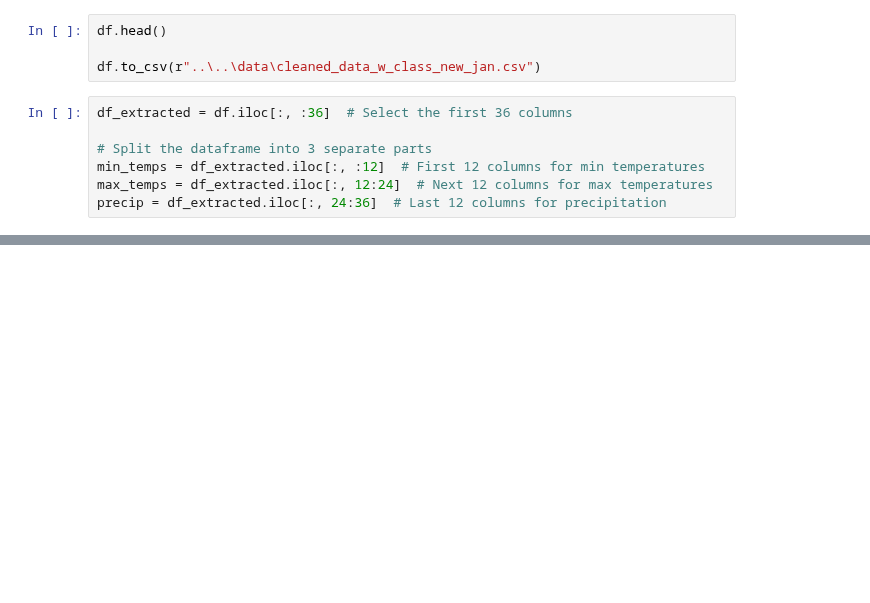
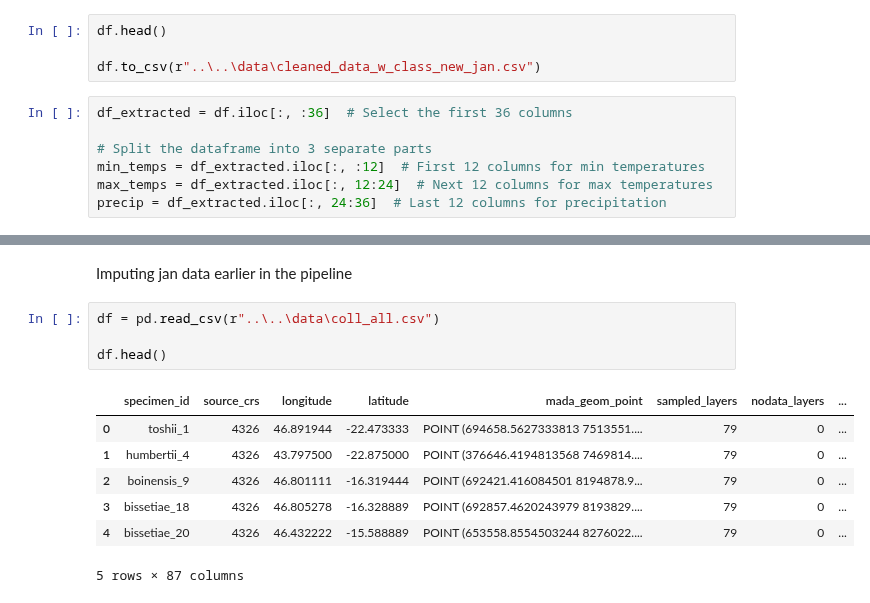
Before and after one commit to tahiri-lab/py_madaclim, a Jupyter notebook: workdir/analysis/bin/graphs/monthly_distribution.ipynb, the cells around one changed output, grey strips where cells are left out. Saved outputs shown, nothing was run; the diff lists cells and outputs as text; blank space fills up the shorter version.

Commit message:
integrating imputed Jan data

```diff
--- a/workdir/analysis/bin/graphs/monthly_distribution.ipynb
+++ b/workdir/analysis/bin/graphs/monthly_distribution.ipynb
@@ -377,0 +331,14 @@ precip = df_extracted.iloc[:, 24:36]  # Last 12 columns for precipitation
+# %% [markdown]
+Imputing jan data earlier in the pipeline
+# %%
+df = pd.read_csv(r"..\..\data\coll_all.csv")
+
+df.head()
+# %% [output]
+|  | specimen_id | source_crs | longitude | latitude | mada_geom_point | sampled_layers | nodata_layers | ... |
+| 0 | toshii_1 | 4326 | 46.891944 | -22.473333 | POINT (694658.5627333813 7513551.... | 79 | 0 | ... |
+| 1 | humbertii_4 | 4326 | 43.797500 | -22.875000 | POINT (376646.4194813568 7469814.... | 79 | 0 | ... |
+| 2 | boinensis_9 | 4326 | 46.801111 | -16.319444 | POINT (692421.416084501 8194878.9... | 79 | 0 | ... |
+| 3 | bissetiae_18 | 4326 | 46.805278 | -16.328889 | POINT (692857.4620243979 8193829.... | 79 | 0 | ... |
+| 4 | bissetiae_20 | 4326 | 46.432222 | -15.588889 | POINT (653558.8554503244 8276022.... | 79 | 0 | ... |
+5 rows × 87 columns
```
Also changed, not shown: parts of 7 cells of this notebook, 3 other files.
